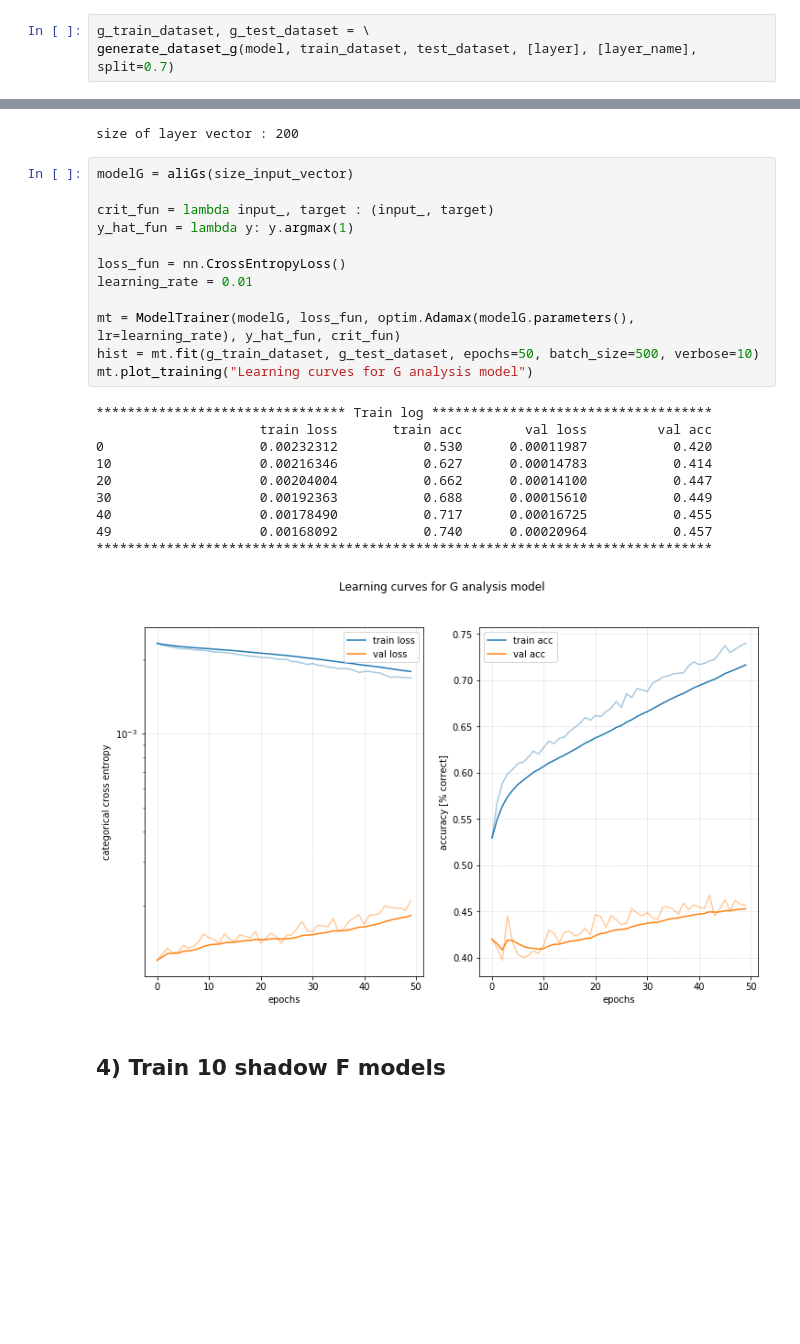
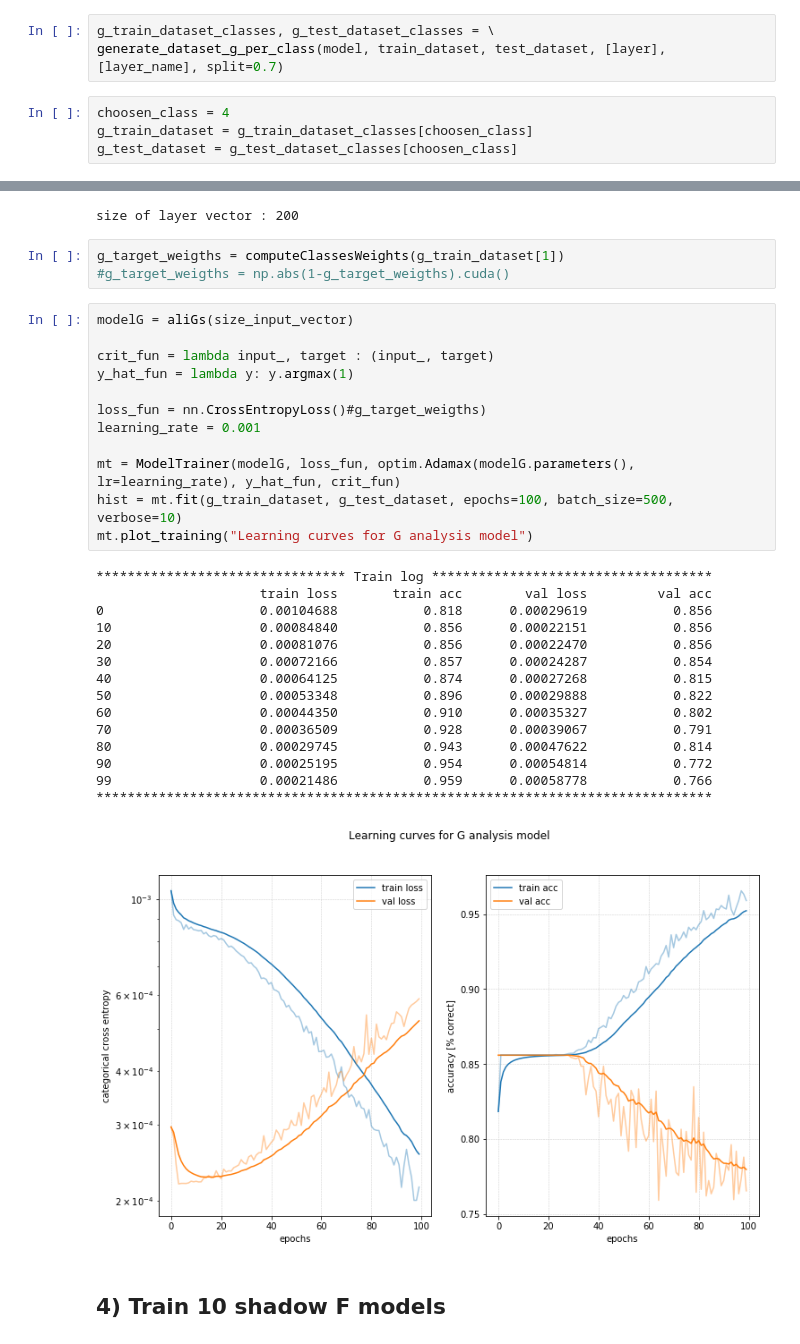
Before and after one commit to palexlee/DeepWololo, a Jupyter notebook: yves_notebook.ipynb, the cells around one changed output, grey strips where cells are left out. Cells and saved outputs as stored; diff of their text form; blank space fills up the shorter version.

Commit message:
added g dataset generation per class. Work in progress for shadow f models output separated per class

```diff
--- a/yves_notebook.ipynb
+++ b/yves_notebook.ipynb
@@ -167,34 +158,46 @@ g_train_target.type()
 # %%
-g_train_dataset, g_test_dataset = \
-generate_dataset_g(model, train_dataset, test_dataset, [layer], [layer_name], split=0.7)
+g_train_dataset_classes, g_test_dataset_classes = \
+generate_dataset_g_per_class(model, train_dataset, test_dataset, [layer], [layer_name], split=0.7)
+# %%
+choosen_class = 4
+g_train_dataset = g_train_dataset_classes[choosen_class]
+g_test_dataset = g_test_dataset_classes[choosen_class]
 # %%
 size_input_vector = g_train_dataset[0].shape[2]
 print("size of layer vector :", size_input_vector)
 # %% [output]
 size of layer vector : 200
+# %%
+g_target_weigths = computeClassesWeights(g_train_dataset[1])
+#g_target_weigths = np.abs(1-g_target_weigths).cuda()
 # %%
 modelG = aliGs(size_input_vector)
 
 crit_fun = lambda input_, target : (input_, target)
 y_hat_fun = lambda y: y.argmax(1)
 
-loss_fun = nn.CrossEntropyLoss()
-learning_rate = 0.01
+loss_fun = nn.CrossEntropyLoss()#g_target_weigths)
+learning_rate = 0.001
 
 mt = ModelTrainer(modelG, loss_fun, optim.Adamax(modelG.parameters(), lr=learning_rate), y_hat_fun, crit_fun)
-hist = mt.fit(g_train_dataset, g_test_dataset, epochs=50, batch_size=500, verbose=10)
+hist = mt.fit(g_train_dataset, g_test_dataset, epochs=100, batch_size=500, verbose=10)
 mt.plot_training("Learning curves for G analysis model")
 # %% [output]
 ******************************** Train log ************************************
                      train loss       train acc        val loss         val acc
-0                    0.00232312           0.530      0.00011987           0.420
-10                   0.00216346           0.627      0.00014783           0.414
-20                   0.00204004           0.662      0.00014100           0.447
-30                   0.00192363           0.688      0.00015610           0.449
-40                   0.00178490           0.717      0.00016725           0.455
-49                   0.00168092           0.740      0.00020964           0.457
+0                    0.00104688           0.818      0.00029619           0.856
+10                   0.00084840           0.856      0.00022151           0.856
+20                   0.00081076           0.856      0.00022470           0.856
+30                   0.00072166           0.857      0.00024287           0.854
+40                   0.00064125           0.874      0.00027268           0.815
+50                   0.00053348           0.896      0.00029888           0.822
+60                   0.00044350           0.910      0.00035327           0.802
+70                   0.00036509           0.928      0.00039067           0.791
+80                   0.00029745           0.943      0.00047622           0.814
+90                   0.00025195           0.954      0.00054814           0.772
+99                   0.00021486           0.959      0.00058778           0.766
 *******************************************************************************
-[figure, old version]
+[figure, new version]
 # %% [markdown]
 ## 4) Train 10 shadow F models
 # %%
```
Also changed, not shown: parts of 10 cells of this notebook, 1 other file.
